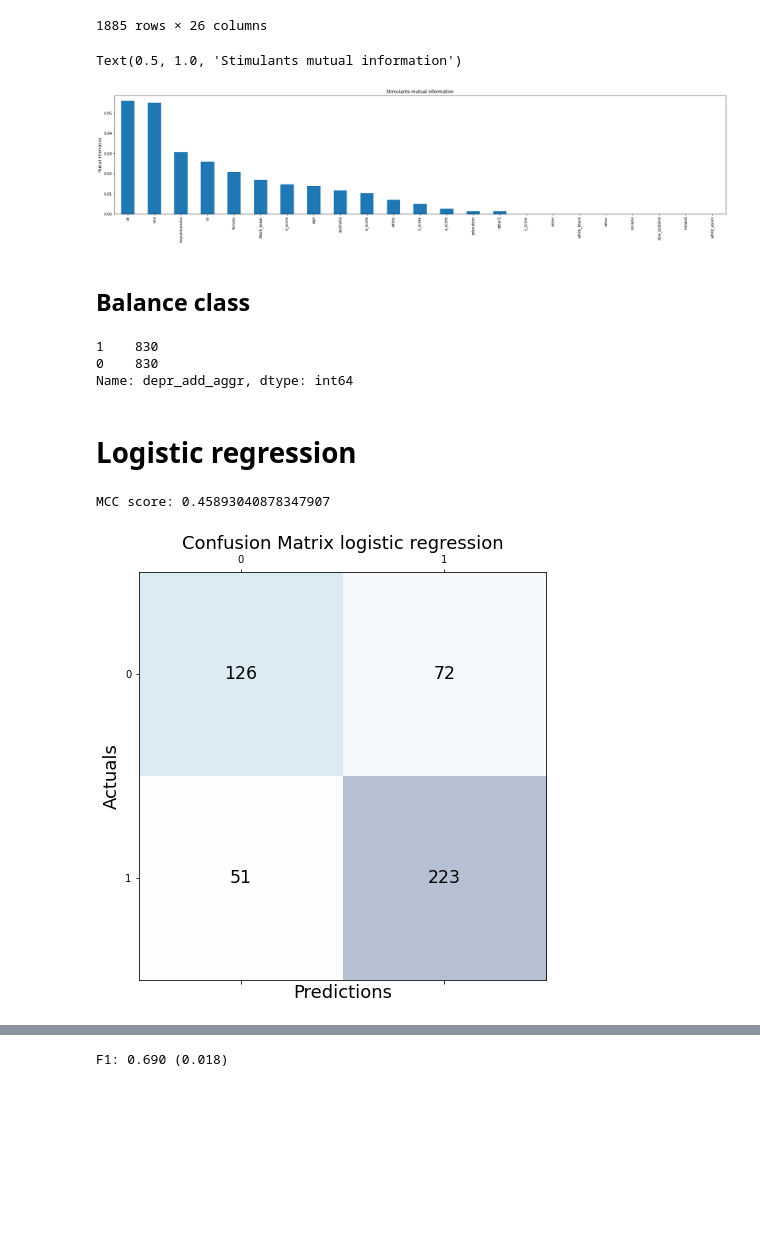
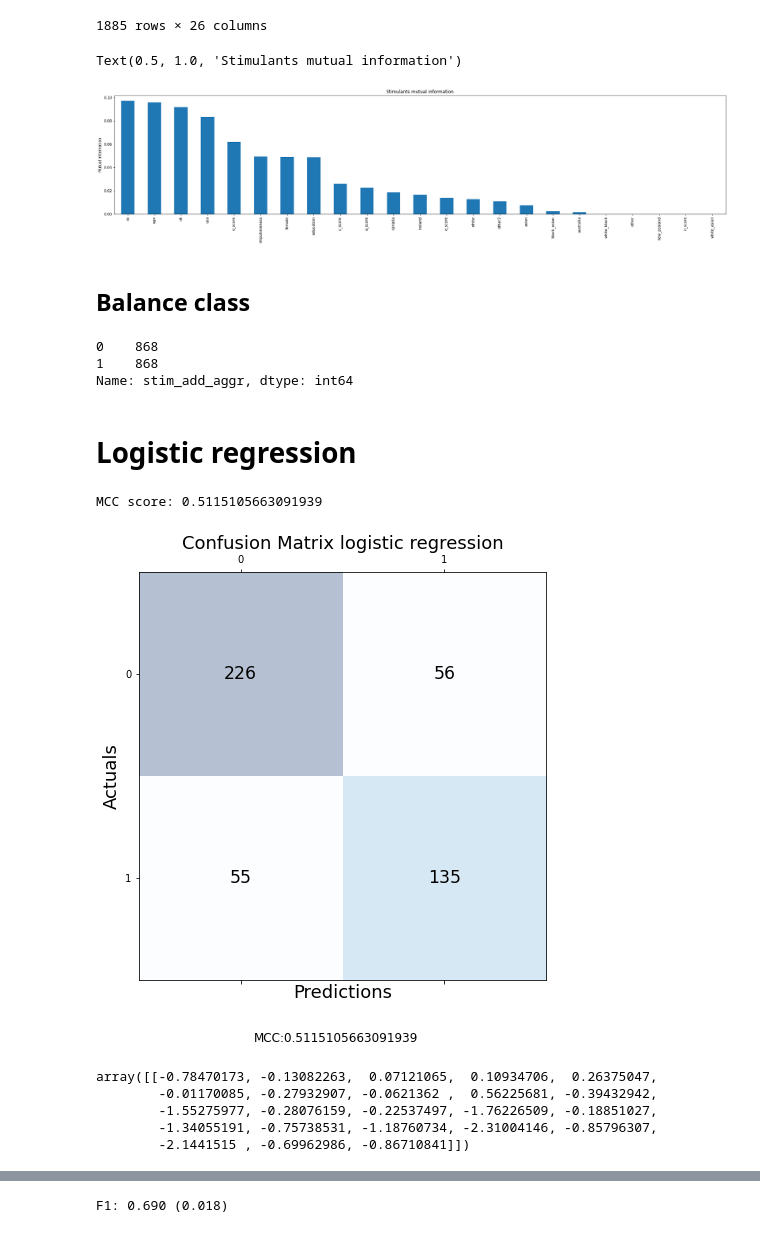
Before and after one commit to francescagiacco/ML-project-personality-and-drug-consumption, a Jupyter notebook: notebooks/second_modeling.ipynb, the cells around one changed output, grey strips where cells are left out. Saved outputs shown, nothing was run; the diff lists cells and outputs as text; code cells hidden in the pictures; blank space fills up the shorter version.

```diff
--- a/notebooks/second_modeling.ipynb
+++ b/notebooks/second_modeling.ipynb
@@ -41,0 +17,8 @@ Name: depr_add_aggr, Length: 1885, dtype: int64
+# %%
+#dt are the 3 drug types for which we run the models
+#select dt to choose drug type
+
+dt = 'stim_add_aggr'
+
+if dt not in ['hall_add_aggr','stim_add_aggr', 'depr_add_aggr']:
+    raise ValueError('dt has to be one of: hall_add_aggr, stim_add_aggr, depr_add_aggr')
@@ -92,7 +92,7 @@ plt.ylabel('Mutual Information')
 plt.title('Stimulants mutual information')
 # %% [output]
 Text(0.5, 1.0, 'Stimulants mutual information')
-[figure, old version]
+[figure, new version]
 # %% [markdown]
 ## Balance class
 # %%
@@ -103,35 +103,46 @@ oversample = SMOTE()
 X_train, y_train = oversample.fit_resample(X_train, y_train)
 y_train.value_counts()
 # %% [output]
-1    830
-0    830
-Name: depr_add_aggr, dtype: int64
+0    868
+1    868
+Name: stim_add_aggr, dtype: int64
 # %% [markdown]
 # Logistic regression
 # %%
 #training
 model = LogisticRegression(random_state = 0, max_iter=10000)
 model.fit(X_train, y_train)
 
 #prediction
 y_pred = model.predict(X_test)
-acc1 = matthews_corrcoef(y_test, y_pred)
-print(f"MCC score: {acc1}")
+MCC1 = matthews_corrcoef(y_test, y_pred)
+print(f"MCC score: {MCC1}")
 
 cm1 = confusion_matrix(y_test, y_pred)
 
 fig, ax = plt.subplots(figsize=(7.5, 7.5))
 ax.matshow(cm1, cmap=plt.cm.Blues, alpha=0.3)
 for i in range(cm1.shape[0]):
     for j in range(cm1.shape[1]):
         ax.text(x=j, y=i,s=cm1[i, j], va='center', ha='center', size='xx-large')
 
+
+txt= 'MCC:' + str(MCC1)
+
 plt.xlabel('Predictions', fontsize=18)
 plt.ylabel('Actuals', fontsize=18)
 plt.title('Confusion Matrix logistic regression', fontsize=18)
+plt.figtext(0.5, 0.01, txt, wrap=True, horizontalalignment='center', fontsize=12)
 plt.show()
-#fig.savefig('../img/confusion_matrix_stim_log_reg.png') just for the mid term report
+#fig.savefig('../img/' + dt + 'confusion_matrix_stim_log_reg.png') just for the mid term report
+
+model.coef_
 # %% [output]
-MCC score: 0.45893040878347907
+MCC score: 0.5115105663091939
-[figure, old version]
+[figure, new version]
+array([[-0.78470173, -0.13082263,  0.07121065,  0.10934706,  0.26375047,
+        -0.01170085, -0.27932907, -0.0621362 ,  0.56225681, -0.39432942,
+        -1.55275977, -0.28076159, -0.22537497, -1.76226509, -0.18851027,
+        -1.34055191, -0.75738531, -1.18760734, -2.31004146, -0.85796307,
+        -2.1441515 , -0.69962986, -0.86710841]])
 # %%
```
Also changed, not shown: parts of 12 cells of this notebook, 1 other file.
